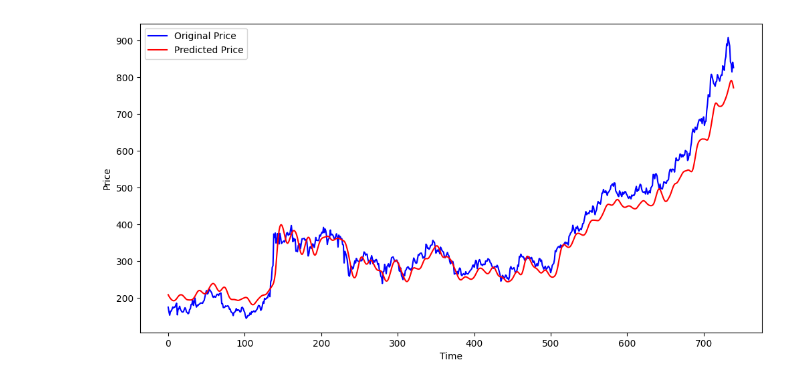
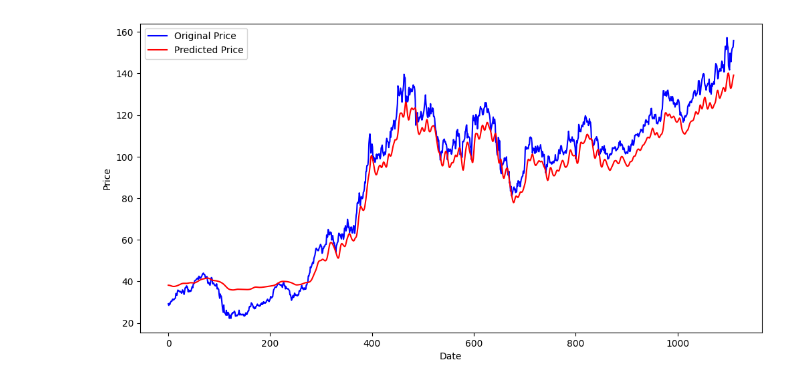
Before and after one commit to vamsi-b-m/05-Stock-Trend-Prediction, a Jupyter notebook: notebooks/model_training.ipynb, the cells around one changed output. Saved outputs shown, nothing was run; the diff lists cells and outputs as text; code cells hidden in the pictures.

Commit message:
Completed Model Training

```diff
--- a/notebooks/model_training.ipynb
+++ b/notebooks/model_training.ipynb
@@ -45,8 +65,8 @@ data_train_arr.shape
 x_train = []
 y_train = []
 # %%
-for i in range(50, data_train_arr.shape[0]):
-    x_train.append(data_train_arr[i-50:i])
+for i in range(100, data_train_arr.shape[0]):
+    x_train.append(data_train_arr[i-100:i])
     y_train.append(data_train_arr[i, 0])
 
 x_train, y_train = np.array(x_train), np.array(y_train)
@@ -226,4 +253,6 @@ array([0.00110155])
-# %%
-scale_factor = 1/0.00110155
-y_predicted = y_predicted * scale_factor
-y_test = y_test * scale_factor
+# %%
+y_predicted = scaler.inverse_transform(y_predicted)
+# %%
+# Reshape y_test to a 2D array
+y_test = y_test.reshape(-1, 1)
+y_test = scaler.inverse_transform(y_test)
@@ -274,11 +281,10 @@ y_future = model.predict()
 # %%
-import matplotlib.pyplot as plt
 plt.figure(figsize=(12, 6))
-plt.plot(y_test, 'b', label="Original Price")
-plt.plot(y_predicted, 'r', label="Predicted Price")
-plt.xlabel('Time')
+plt.plot(y_test, 'b', label='Original Price')
+plt.plot(y_predicted, 'r', label='Predicted Price')
+plt.xlabel('Date')
 plt.ylabel('Price')
 plt.legend()
 plt.show()
 # %% [output]
-[figure, old version]
+[figure, new version]
```
Also changed, not shown: parts of 69 cells of this notebook, 24 other files.
